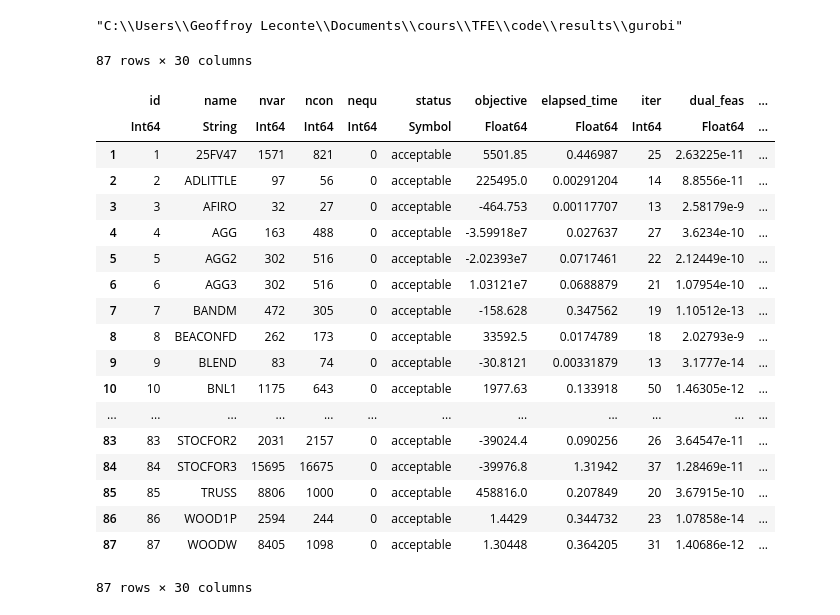
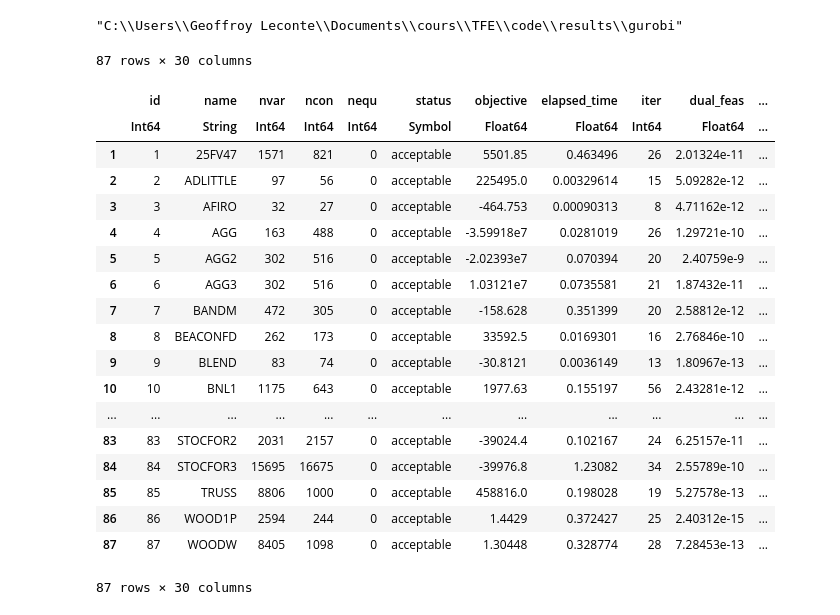
Before and after one commit to geoffroyleconte/StageOptim, a Jupyter notebook: comparisons.ipynb, the cells around one changed output. Drawn from its saved outputs; the diff is of its cells as text; code cells hidden in the pictures.

```diff
--- a/comparisons.ipynb
+++ b/comparisons.ipynb
@@ -29,32 +29,35 @@ file6 = jldopen(string(res_path, "\\mehrotra_ldl6_scaling.jld2"), "r")
 mehrotra6 = file6["stats"];# check frontier 0.001
 close(file6)
 file7 = jldopen(string(res_path, "\\mehrotra_ldl7_scaling.jld2"), "r")
-mehrotra7 = file7["stats"]; # checkfr 0.001, init pts 9e-5
+mehrotra7 = file7["stats"]; # checkfr 0.001, init pts 9e-5, ρ0, δ0 = 1e7*sqrt(eps()), 1e-1
 close(file7)
+file8 = jldopen(string(res_path, "\\mehrotra_ldl8_scaling.jld2"), "r")
+mehrotra8 = file8["stats"]; # checkfr 0.001, init pts 9e-5, ρ0, δ0 = 1e5*sqrt(eps()), 1e-2
+close(file8)
 # %%
 withenv("COLUMNS" => 600, "LINES" => 200) do
-    display(mehrotra7)
+    display(mehrotra8)
 end
 # %% [output]
 87 rows × 30 columns
 |  | id | name | nvar | ncon | nequ | status | objective | elapsed_time | iter | dual_feas | ... |
 |  | Int64 | String | Int64 | Int64 | Int64 | Symbol | Float64 | Float64 | Int64 | Float64 | ... |
-| 1 | 1 | 25FV47 | 1571 | 821 | 0 | acceptable | 5501.85 | 0.446987 | 25 | 2.63225e-11 | ... |
-| 2 | 2 | ADLITTLE | 97 | 56 | 0 | acceptable | 225495.0 | 0.00291204 | 14 | 8.8556e-11 | ... |
-| 3 | 3 | AFIRO | 32 | 27 | 0 | acceptable | -464.753 | 0.00117707 | 13 | 2.58179e-9 | ... |
-| 4 | 4 | AGG | 163 | 488 | 0 | acceptable | -3.59918e7 | 0.027637 | 27 | 3.6234e-10 | ... |
-| 5 | 5 | AGG2 | 302 | 516 | 0 | acceptable | -2.02393e7 | 0.0717461 | 22 | 2.12449e-10 | ... |
-| 6 | 6 | AGG3 | 302 | 516 | 0 | acceptable | 1.03121e7 | 0.0688879 | 21 | 1.07954e-10 | ... |
-| 7 | 7 | BANDM | 472 | 305 | 0 | acceptable | -158.628 | 0.347562 | 19 | 1.10512e-13 | ... |
-| 8 | 8 | BEACONFD | 262 | 173 | 0 | acceptable | 33592.5 | 0.0174789 | 18 | 2.02793e-9 | ... |
-| 9 | 9 | BLEND | 83 | 74 | 0 | acceptable | -30.8121 | 0.00331879 | 13 | 3.1777e-14 | ... |
-| 10 | 10 | BNL1 | 1175 | 643 | 0 | acceptable | 1977.63 | 0.133918 | 50 | 1.46305e-12 | ... |
+| 1 | 1 | 25FV47 | 1571 | 821 | 0 | acceptable | 5501.85 | 0.463496 | 26 | 2.01324e-11 | ... |
+| 2 | 2 | ADLITTLE | 97 | 56 | 0 | acceptable | 225495.0 | 0.00329614 | 15 | 5.09282e-12 | ... |
+| 3 | 3 | AFIRO | 32 | 27 | 0 | acceptable | -464.753 | 0.00090313 | 8 | 4.71162e-12 | ... |
+| 4 | 4 | AGG | 163 | 488 | 0 | acceptable | -3.59918e7 | 0.0281019 | 26 | 1.29721e-10 | ... |
+| 5 | 5 | AGG2 | 302 | 516 | 0 | acceptable | -2.02393e7 | 0.070394 | 20 | 2.40759e-9 | ... |
+| 6 | 6 | AGG3 | 302 | 516 | 0 | acceptable | 1.03121e7 | 0.0735581 | 21 | 1.87432e-11 | ... |
+| 7 | 7 | BANDM | 472 | 305 | 0 | acceptable | -158.628 | 0.351399 | 20 | 2.58812e-12 | ... |
+| 8 | 8 | BEACONFD | 262 | 173 | 0 | acceptable | 33592.5 | 0.0169301 | 16 | 2.76846e-10 | ... |
+| 9 | 9 | BLEND | 83 | 74 | 0 | acceptable | -30.8121 | 0.0036149 | 13 | 1.80967e-13 | ... |
+| 10 | 10 | BNL1 | 1175 | 643 | 0 | acceptable | 1977.63 | 0.155197 | 56 | 2.43281e-12 | ... |
 | ... | ... | ... | ... | ... | ... | ... | ... | ... | ... | ... | ... |
-| 83 | 83 | STOCFOR2 | 2031 | 2157 | 0 | acceptable | -39024.4 | 0.090256 | 26 | 3.64547e-11 | ... |
-| 84 | 84 | STOCFOR3 | 15695 | 16675 | 0 | acceptable | -39976.8 | 1.31942 | 37 | 1.28469e-11 | ... |
-| 85 | 85 | TRUSS | 8806 | 1000 | 0 | acceptable | 458816.0 | 0.207849 | 20 | 3.67915e-10 | ... |
-| 86 | 86 | WOOD1P | 2594 | 244 | 0 | acceptable | 1.4429 | 0.344732 | 23 | 1.07858e-14 | ... |
-| 87 | 87 | WOODW | 8405 | 1098 | 0 | acceptable | 1.30448 | 0.364205 | 31 | 1.40686e-12 | ... |
+| 83 | 83 | STOCFOR2 | 2031 | 2157 | 0 | acceptable | -39024.4 | 0.102167 | 24 | 6.25157e-11 | ... |
+| 84 | 84 | STOCFOR3 | 15695 | 16675 | 0 | acceptable | -39976.8 | 1.23082 | 34 | 2.55789e-10 | ... |
+| 85 | 85 | TRUSS | 8806 | 1000 | 0 | acceptable | 458816.0 | 0.198028 | 19 | 5.27578e-13 | ... |
+| 86 | 86 | WOOD1P | 2594 | 244 | 0 | acceptable | 1.4429 | 0.372427 | 25 | 2.40312e-15 | ... |
+| 87 | 87 | WOODW | 8405 | 1098 | 0 | acceptable | 1.30448 | 0.328774 | 28 | 7.28453e-13 | ... |
 # %%
 withenv("COLUMNS" => 600, "LINES" => 200) do
     display(gurobi2)
```
Also changed, not shown: parts of 2 cells of this notebook, 1 other file.
